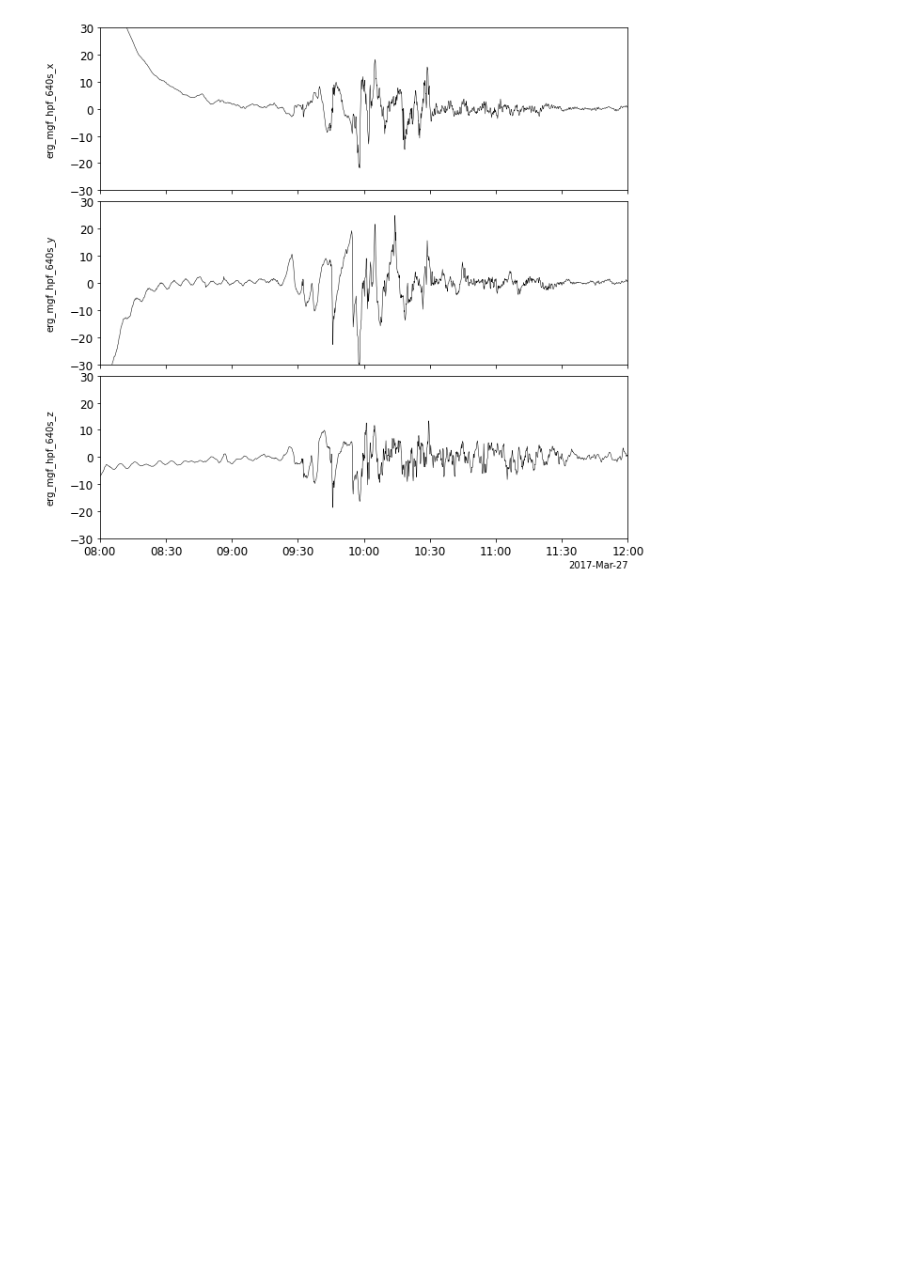
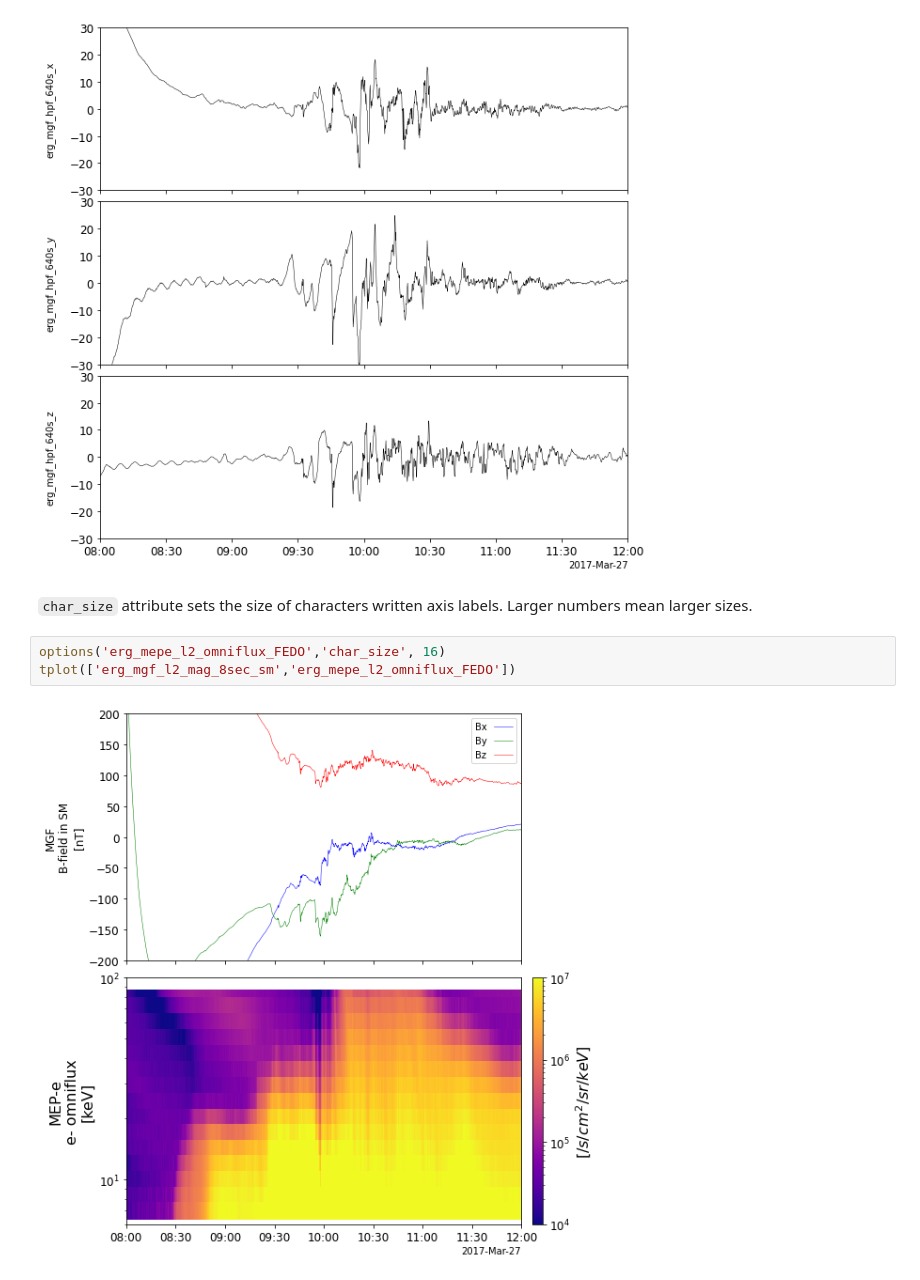
Before and after one commit to ergsc-devel/arase_example, a Jupyter notebook: basic/PyTplot_examples_with_Arase_data.ipynb, the cells around one changed output. Cells and saved outputs as stored; diff of their text form; blank space fills up the shorter version.

```diff
--- a/basic/PyTplot_examples_with_Arase_data.ipynb
+++ b/basic/PyTplot_examples_with_Arase_data.ipynb
@@ -244,3 +223,10 @@ options( vars, 'yrange', [-30,30])
 tplot( vars, xsize=12 )
 # %% [output]
 [figure]
+# %% [markdown]
+`char_size` attribute sets the size of characters written axis labels. Larger numbers mean larger sizes.
+# %%
+options('erg_mepe_l2_omniflux_FEDO','char_size', 16)
+tplot(['erg_mgf_l2_mag_8sec_sm','erg_mepe_l2_omniflux_FEDO'])
+# %% [output]
+[figure, added]
```
Also changed, not shown: parts of 42 cells of this notebook.
